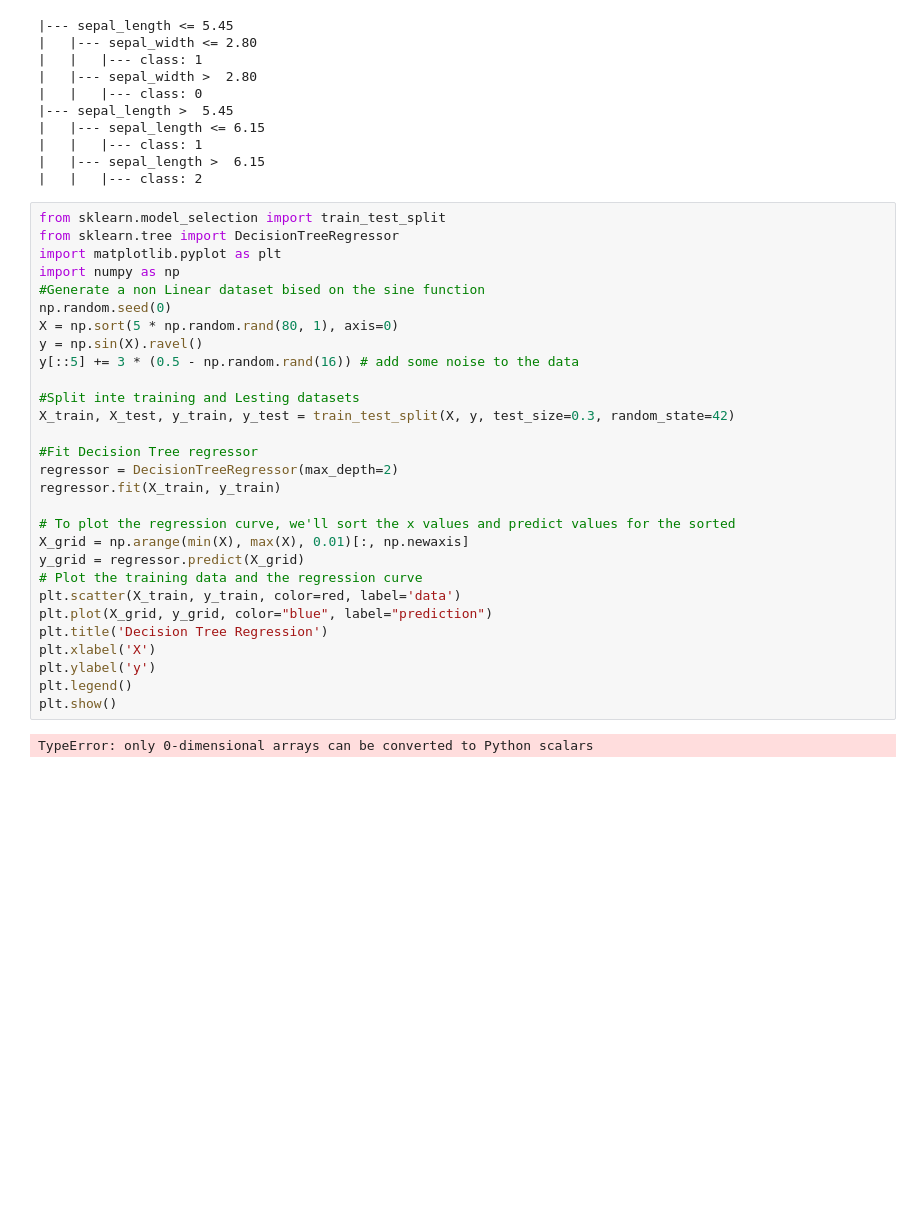
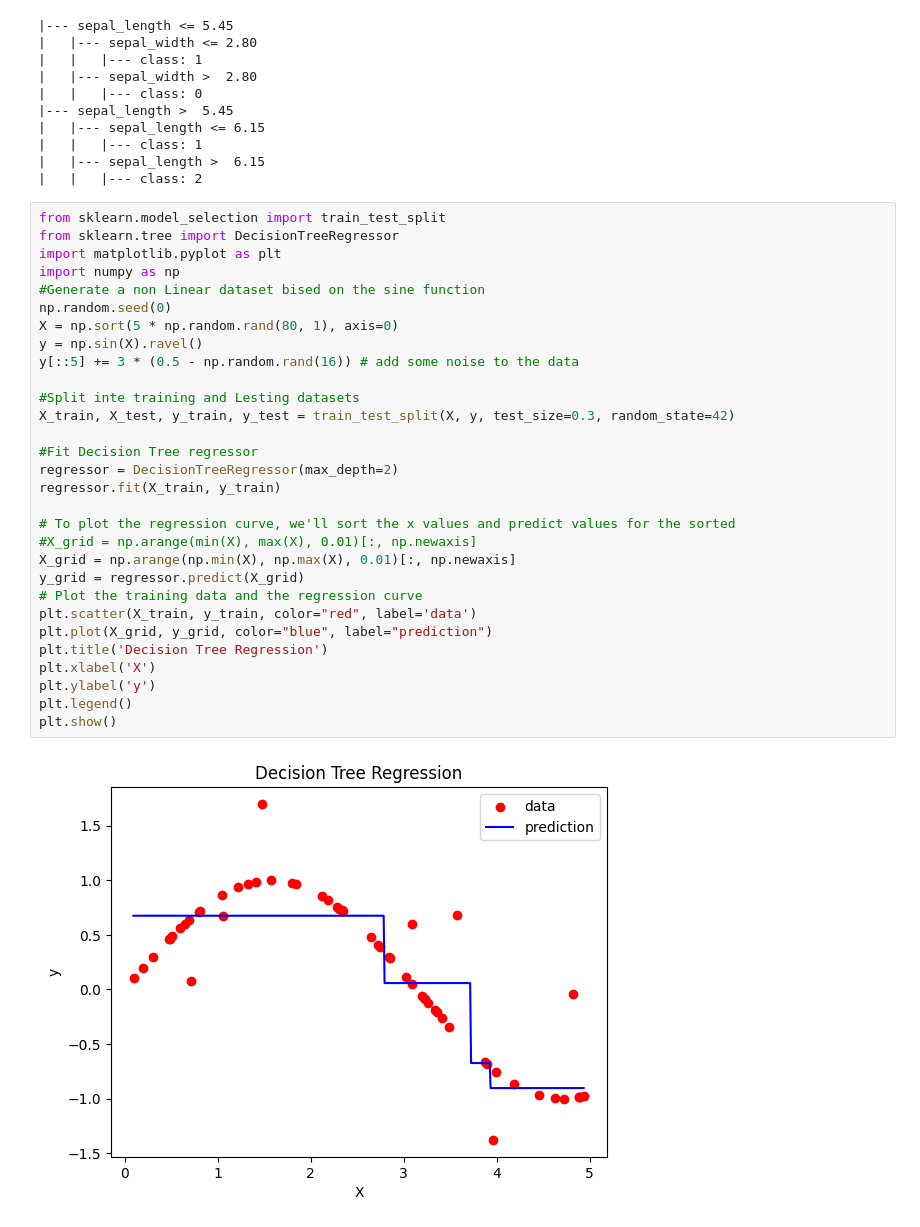
Before and after one commit to NafeelAhmad/campusx-ML-algo-code, a Jupyter notebook: ML Algorithm/DecisionTree.ipynb, the cells around one changed output. Cells and saved outputs as stored; diff of their text form; blank space fills up the shorter version.

```diff
--- a/ML Algorithm/DecisionTree.ipynb
+++ b/ML Algorithm/DecisionTree.ipynb
@@ -70,31 +66,32 @@ print(r)
 # %%
 from sklearn.model_selection import train_test_split
 from sklearn.tree import DecisionTreeRegressor
 import matplotlib.pyplot as plt
 import numpy as np
 #Generate a non Linear dataset bised on the sine function
 np.random.seed(0)
 X = np.sort(5 * np.random.rand(80, 1), axis=0)
 y = np.sin(X).ravel()
 y[::5] += 3 * (0.5 - np.random.rand(16)) # add some noise to the data
 
 #Split inte training and Lesting datasets
 X_train, X_test, y_train, y_test = train_test_split(X, y, test_size=0.3, random_state=42)
 
 #Fit Decision Tree regressor
 regressor = DecisionTreeRegressor(max_depth=2)
 regressor.fit(X_train, y_train)
 
 # To plot the regression curve, we'll sort the x values and predict values for the sorted
-X_grid = np.arange(min(X), max(X), 0.01)[:, np.newaxis]
+#X_grid = np.arange(min(X), max(X), 0.01)[:, np.newaxis]
+X_grid = np.arange(np.min(X), np.max(X), 0.01)[:, np.newaxis]
 y_grid = regressor.predict(X_grid)
 # Plot the training data and the regression curve
-plt.scatter(X_train, y_train, color=red, label='data')
+plt.scatter(X_train, y_train, color="red", label='data')
 plt.plot(X_grid, y_grid, color="blue", label="prediction")
 plt.title('Decision Tree Regression')
 plt.xlabel('X')
 plt.ylabel('y')
 plt.legend()
 plt.show()
 # %% [output]
-TypeError: only 0-dimensional arrays can be converted to Python scalars
+[figure, added]
```
Also changed, not shown: parts of 2 cells of this notebook, 1 other file.
